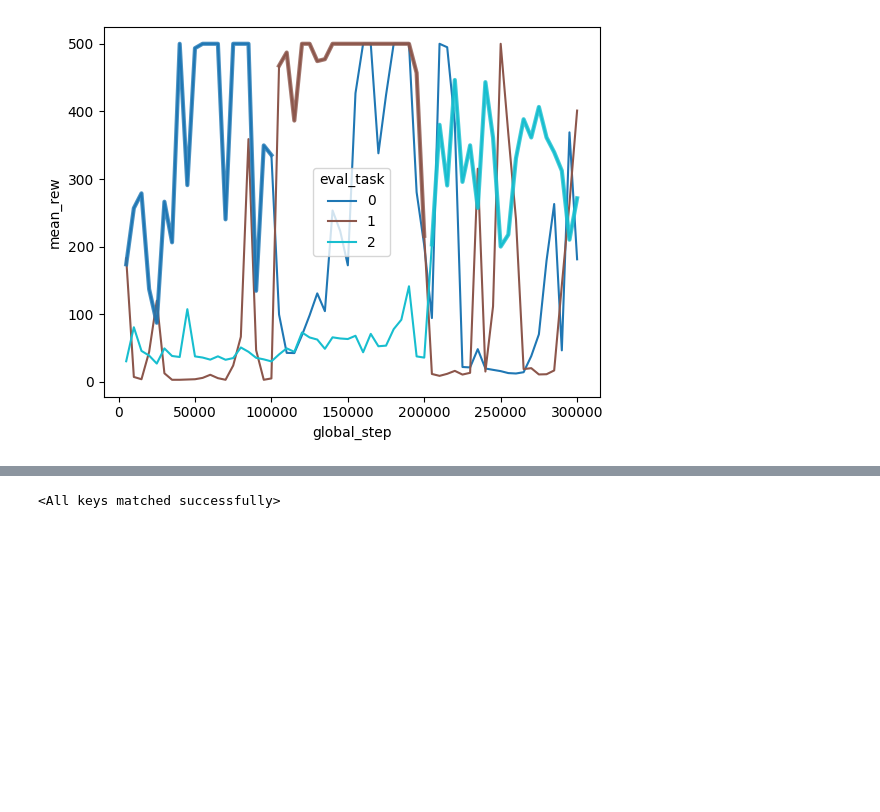
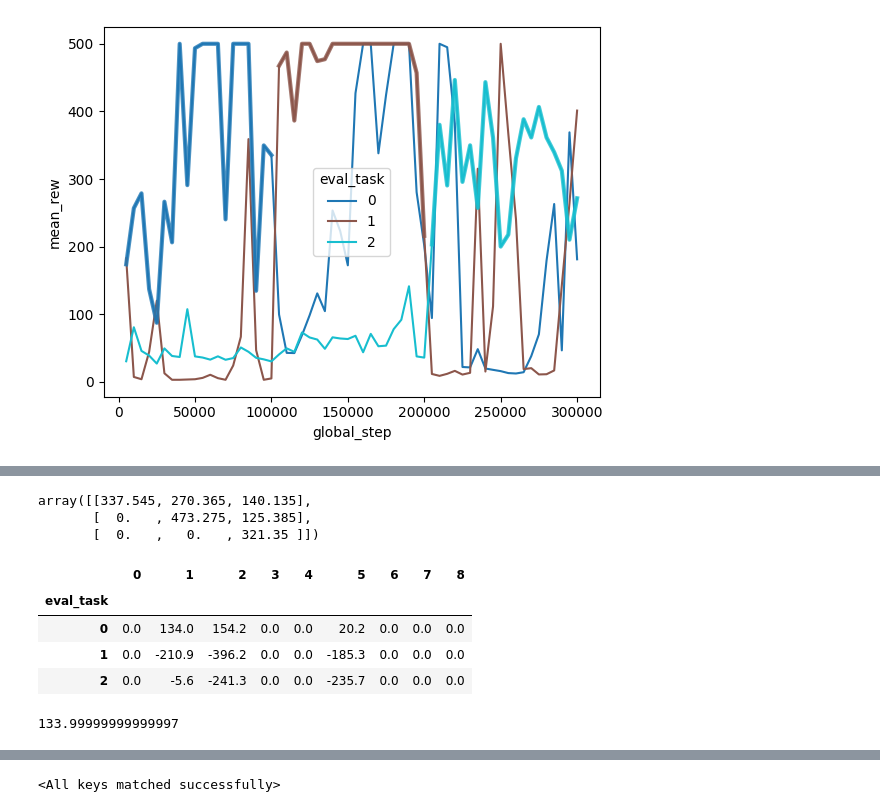
Before and after one commit to gdubbs100/tianshou_ewc, a Jupyter notebook: scratch.ipynb, the cells around one changed output, grey strips where cells are left out. Saved outputs shown, nothing was run; the diff lists cells and outputs as text; code cells hidden in the pictures; blank space fills up the shorter version.

```diff
--- a/scratch.ipynb
+++ b/scratch.ipynb
@@ -75,0 +168,24 @@ plt.show();
+# %%
+np.triu(p)
+# %% [output]
+array([[337.545, 270.365, 140.135],
+       [  0.   , 473.275, 125.385],
+       [  0.   ,   0.   , 321.35 ]])
+# %%
+pairwise_diff = np.triu(p.values[:,:, None] - p.values[:,None, :])
+
+pd.DataFrame(
+    pairwise_diff.reshape(len(p), -1),
+    index=p.index,
+
+)
+# %% [output]
+|  | 0 | 1 | 2 | 3 | 4 | 5 | 6 | 7 | 8 |
+| eval_task |  |  |  |  |  |  |  |  |  |
+| 0 | 0.0 | 134.0 | 154.2 | 0.0 | 0.0 | 20.2 | 0.0 | 0.0 | 0.0 |
+| 1 | 0.0 | -210.9 | -396.2 | 0.0 | 0.0 | -185.3 | 0.0 | 0.0 | 0.0 |
+| 2 | 0.0 | -5.6 | -241.3 | 0.0 | 0.0 | -235.7 | 0.0 | 0.0 | 0.0 |
+# %%
+335.4-201.4
+# %% [output]
+133.99999999999997
```
Also changed, not shown: parts of 7 cells of this notebook.
